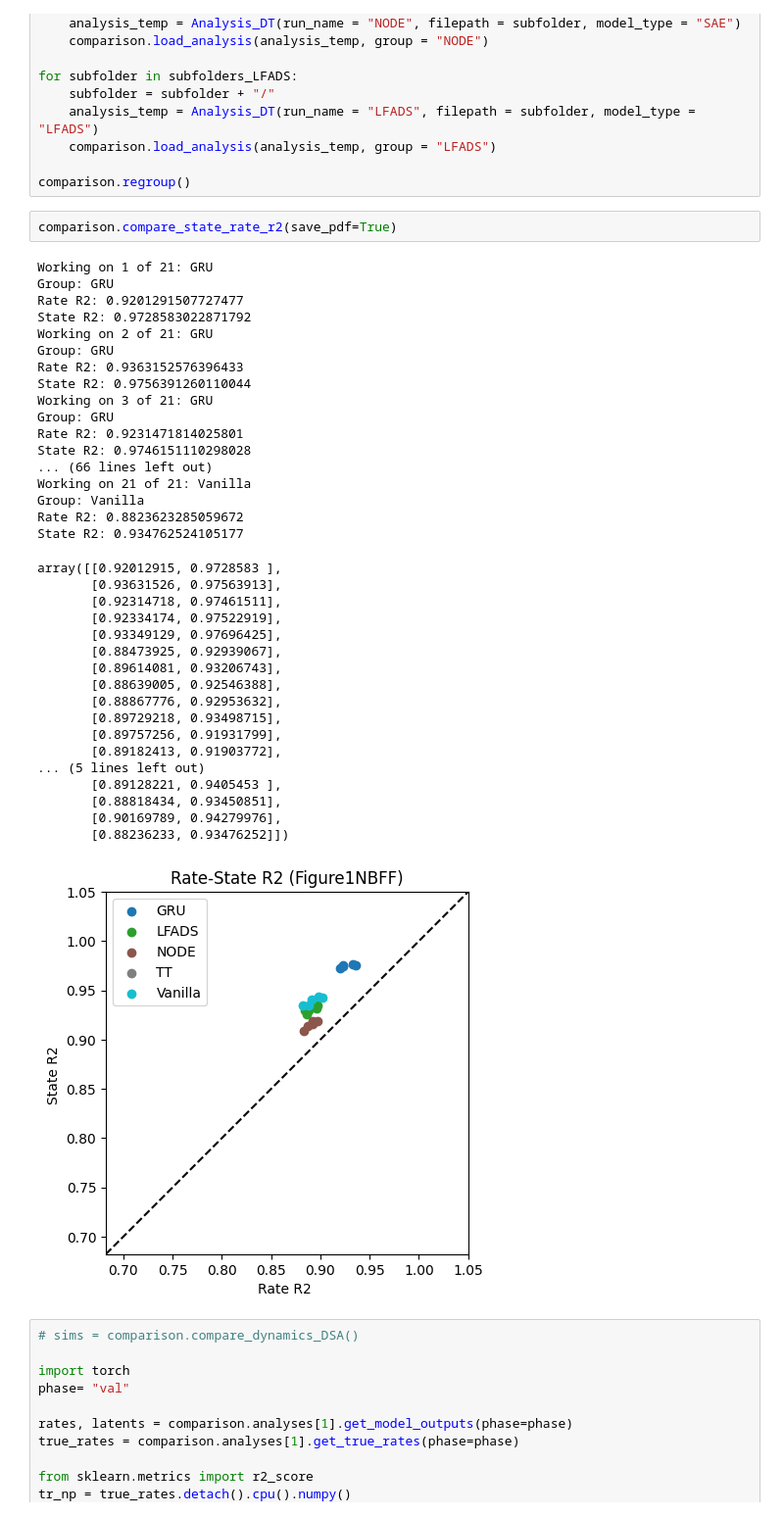
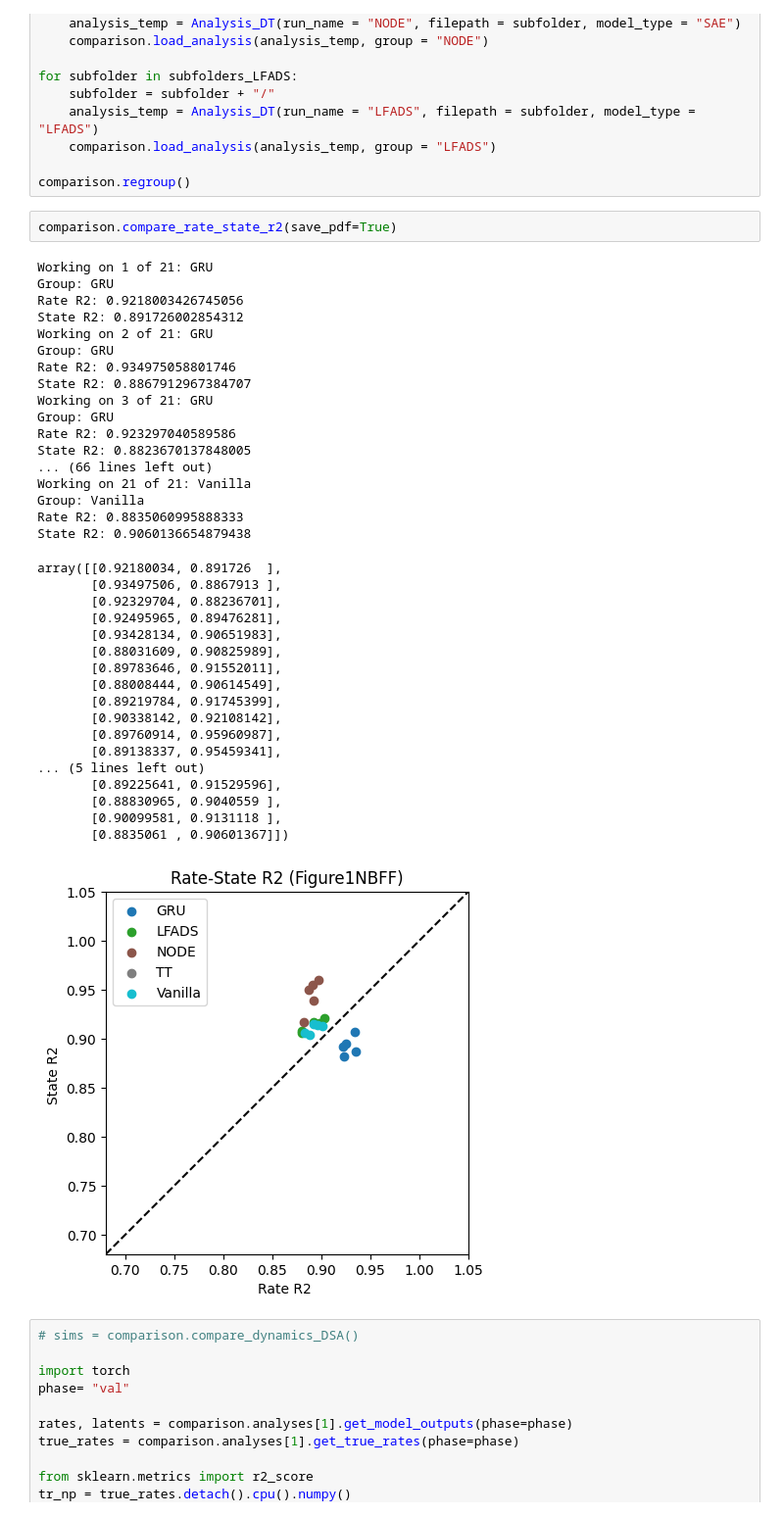
Before and after one commit to snel-repo/ComputationThruDynamicsBenchmark, a Jupyter notebook: examples/figures/Fig1/Figure1_NBFF.ipynb, the cells around one changed output. Shown at 98% size. Saved outputs shown, nothing was run; the diff lists cells and outputs as text.

```diff
--- a/examples/figures/Fig1/Figure1_NBFF.ipynb
+++ b/examples/figures/Fig1/Figure1_NBFF.ipynb
@@ -60,43 +60,43 @@ for subfolder in subfolders_LFADS:
 
 comparison.regroup()
 # %%
-comparison.compare_state_rate_r2(save_pdf=True)
+comparison.compare_rate_state_r2(save_pdf=True)
 # %% [output]
 Working on 1 of 21: GRU
 Group: GRU
-Rate R2: 0.9201291507727477
-State R2: 0.9728583022871792
+Rate R2: 0.9218003426745056
+State R2: 0.891726002854312
 Working on 2 of 21: GRU
 Group: GRU
-Rate R2: 0.9363152576396433
-State R2: 0.9756391260110044
+Rate R2: 0.934975058801746
+State R2: 0.8867912967384707
 Working on 3 of 21: GRU
 Group: GRU
-Rate R2: 0.9231471814025801
-State R2: 0.9746151110298028
+Rate R2: 0.923297040589586
+State R2: 0.8823670137848005
 ... (66 lines left out)
 Working on 21 of 21: Vanilla
 Group: Vanilla
-Rate R2: 0.8823623285059672
-State R2: 0.934762524105177
+Rate R2: 0.8835060995888333
+State R2: 0.9060136654879438
-array([[0.92012915, 0.9728583 ],
-       [0.93631526, 0.97563913],
-       [0.92314718, 0.97461511],
-       [0.92334174, 0.97522919],
-       [0.93349129, 0.97696425],
-       [0.88473925, 0.92939067],
-       [0.89614081, 0.93206743],
-       [0.88639005, 0.92546388],
-       [0.88867776, 0.92953632],
-       [0.89729218, 0.93498715],
-       [0.89757256, 0.91931799],
-       [0.89182413, 0.91903772],
+array([[0.92180034, 0.891726  ],
+       [0.93497506, 0.8867913 ],
+       [0.92329704, 0.88236701],
+       [0.92495965, 0.89476281],
+       [0.93428134, 0.90651983],
+       [0.88031609, 0.90825989],
+       [0.89783646, 0.91552011],
+       [0.88008444, 0.90614549],
+       [0.89219784, 0.91745399],
+       [0.90338142, 0.92108142],
+       [0.89760914, 0.95960987],
+       [0.89138337, 0.95459341],
 ... (5 lines left out)
-       [0.89128221, 0.9405453 ],
-       [0.88818434, 0.93450851],
-       [0.90169789, 0.94279976],
-       [0.88236233, 0.93476252]])
+       [0.89225641, 0.91529596],
+       [0.88830965, 0.9040559 ],
+       [0.90099581, 0.9131118 ],
+       [0.8835061 , 0.90601367]])
-[figure, old version]
+[figure, new version]
 # %%
 # sims = comparison.compare_dynamics_DSA()
 
```
Also changed, not shown: 21 other files.
